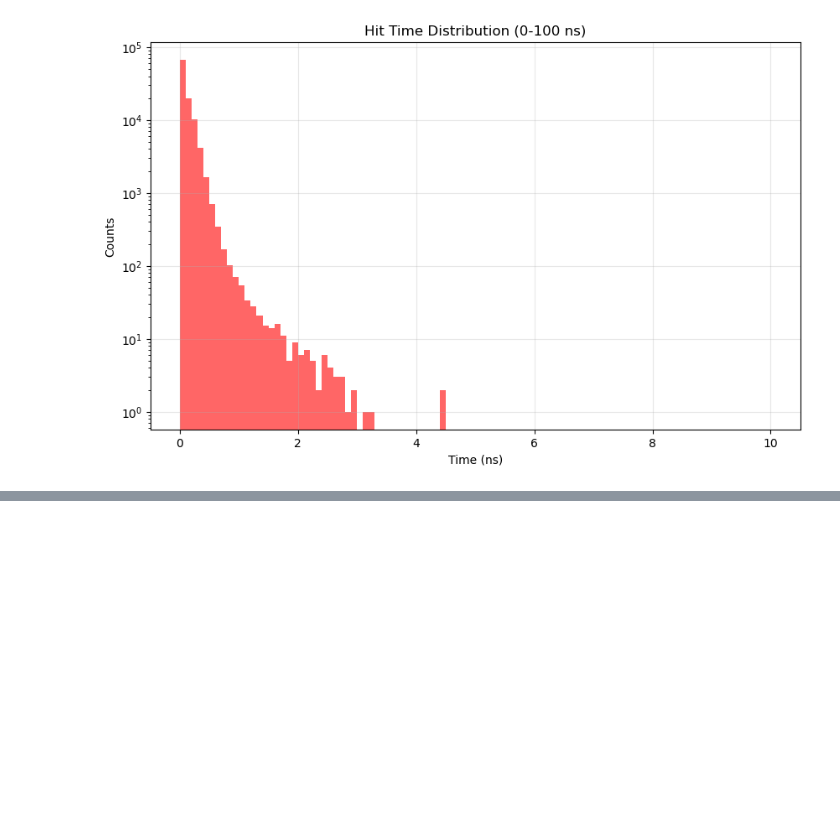
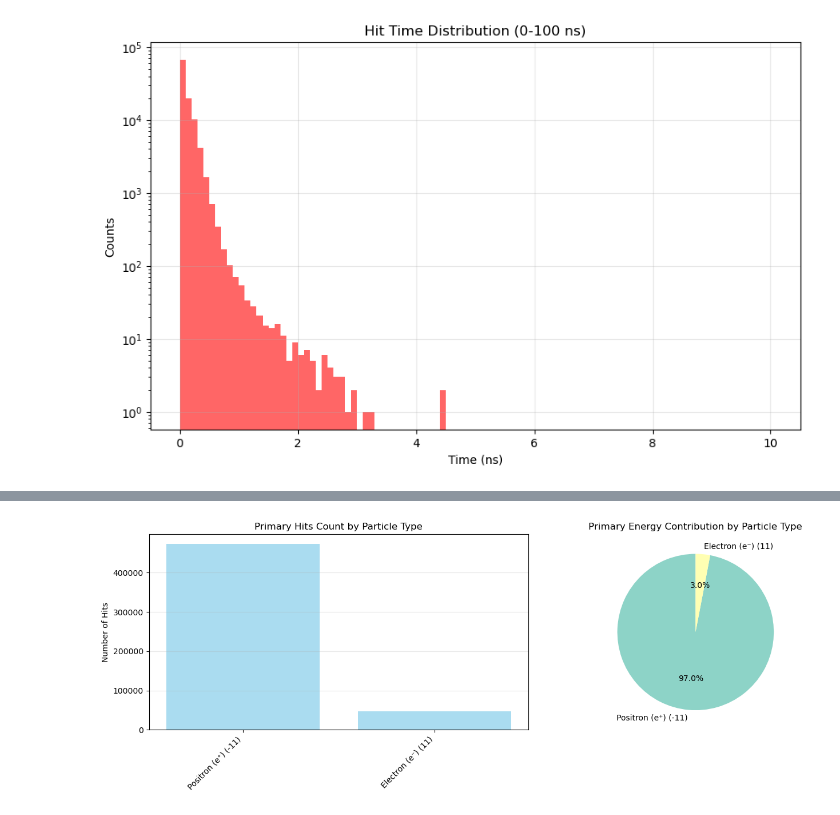
Before and after one commit to elphen-wang/CsI_detector, a Jupyter notebook: data.ipynb, the cells around one changed output, grey strips where cells are left out. Cells and saved outputs as stored; diff of their text form; code cells hidden in the pictures; blank space fills up the shorter version.

```diff
--- a/data.ipynb
+++ b/data.ipynb
@@ -498,0 +624,22 @@ plt.show()
+# %%
+# 5. 分析 Primary 标记的 Hit 中粒子类型分布
+# 筛选出 processID = 0 (Primary) 的所有 Hit
+primary_hits_only = df_hits[df_hits["processID"] == 0].copy()
+
+print(f"Primary 过程的 Hit 统计:")
+print(f"总数: {len(primary_hits_only)} ({len(primary_hits_only) / len(df_hits) * 100:.1f}%)")
+print(f"总能量: {primary_hits_only['edep'].sum():.3f} MeV ({primary_hits_only['edep'].sum() / df_hits['edep'].sum() * 100:.1f}%)")
+
+# 按粒子类型统计
+pdg_names = {22: "Gamma (γ)", 11: "Electron (e⁻)", -11: "Positron (e⁺)", 13: "Muon (μ⁻)", -13: "Anti-muon (μ⁺)", 2112: "Neutron", 2212: "Proton"}
+
+primary_by_pdg = primary_hits_only.groupby("pdg").agg({"edep": ["count", "sum", "mean"]}).round(4)
+
+primary_by_pdg.columns = ["Hit_Count", "Total_Energy (MeV)", "Mean_Energy (MeV)"]
+primary_by_pdg["Percentage"] = (primary_by_pdg["Total_Energy (MeV)"] / primary_by_pdg["Total_Energy (MeV)"].sum() * 100).round(2)
+primary_by_pdg.index = primary_by_pdg.index.map(lambda x: f"{pdg_names.get(x, f'PDG {x}')} ({x})")
+
+print("\nPrimary 过程中不同粒子类型的能量沉积:")
+print("=" * 80)
+print(primary_by_pdg.sort_values("Total_Energy (MeV)", ascending=False))
+print("=" * 80)
@@ -498,0 +663,23 @@ plt.show()
+# %%
+# 6. 可视化 Primary 过程中粒子类型的贡献
+fig, (ax1, ax2) = plt.subplots(1, 2, figsize=(14, 5))
+
+# 左图: Hit 数量分布
+particle_counts = primary_by_pdg["Hit_Count"].sort_values(ascending=False)
+ax1.bar(range(len(particle_counts)), particle_counts.values, color="skyblue", alpha=0.7)
+ax1.set_xticks(range(len(particle_counts)))
+ax1.set_xticklabels(particle_counts.index, rotation=45, ha="right")
+ax1.set_ylabel("Number of Hits")
+ax1.set_title("Primary Hits Count by Particle Type")
+ax1.grid(True, axis="y", alpha=0.3)
+
+# 右图: 能量贡献饼图
+energy_contrib = primary_by_pdg["Total_Energy (MeV)"].sort_values(ascending=False)
+colors = plt.cm.Set3(range(len(energy_contrib)))
+ax2.pie(energy_contrib, labels=energy_contrib.index, autopct="%1.1f%%", startangle=90, colors=colors)
+ax2.set_title("Primary Energy Contribution by Particle Type")
+
+plt.tight_layout()
+plt.show()
+# %% [output]
+[figure, added]
```
Also changed, not shown: parts of 23 cells of this notebook, 7 other files.
